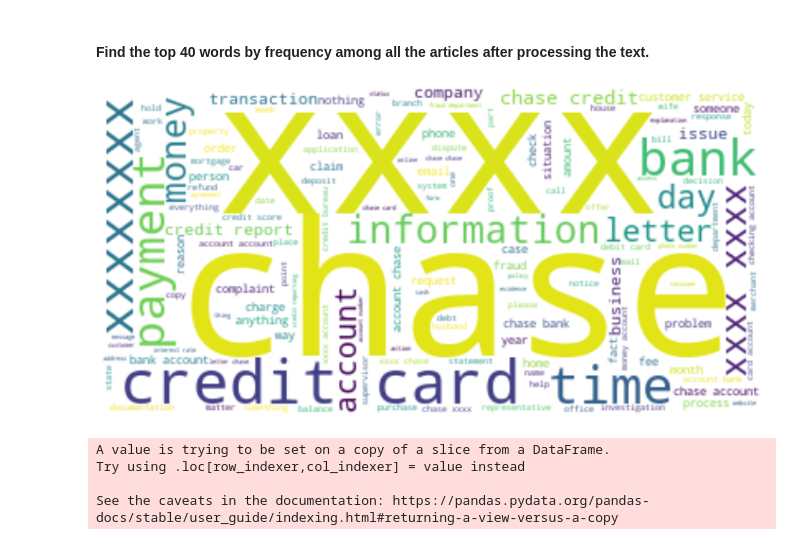
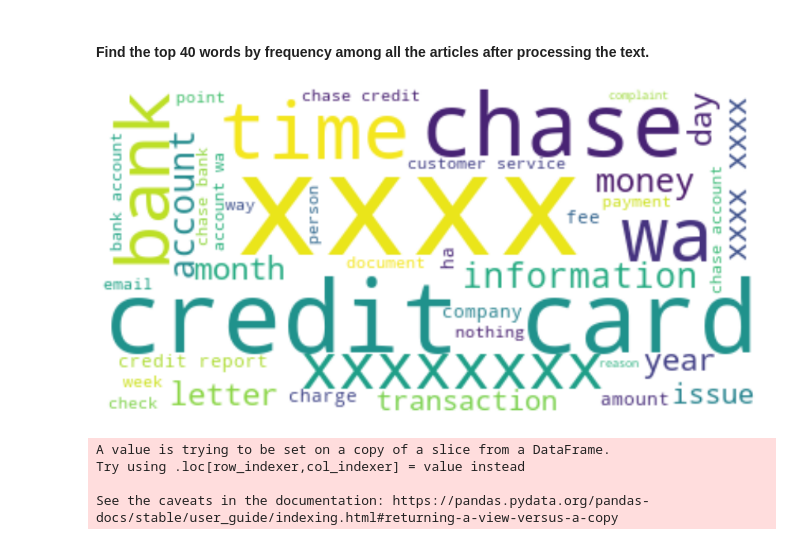
Before and after one commit to bengcheo/ticket_classification, a Jupyter notebook: Automatic_Ticket_Classification_Assignment.ipynb, the cells around one changed output. Saved outputs shown, nothing was run; the diff lists cells and outputs as text; code cells hidden in the pictures.

```diff
--- a/Automatic_Ticket_Classification_Assignment.ipynb
+++ b/Automatic_Ticket_Classification_Assignment.ipynb
@@ -155,10 +155,9 @@ Once you have done these cleaning operations you need to perform the following:
 # Write your function here to clean the text and remove all the unnecessary elements.
 def text_cleaner (text):
     text = text.lower() #make the text lowercase
-    text = re.sub(r'\([{^)}]*\)', '', text) #remove text in square brackets
+    text = re.sub(r'\[.*?\]', '', text) #remove text in square brackets
     text = ''.join(char for char in text if char not in string.punctuation) # remove punctuation
     text = ''.join(char for char in text if not char.isdigit()) #remove words containing numbers
     return text
 
 df['complaints_cleaned'] = df['complaints'].apply(lambda x: text_cleaner(x))
-df['complaints_cleaned']
@@ -179,8 +165,12 @@ Name: complaints_cleaned, Length: 21072, dtype: object
 #Write your function to Lemmatize the texts
 from nltk.stem import WordNetLemmatizer
 
-lemmatizer = WordNetLemmatizer()
-df['complaints_lemmatized'] = df['complaints_cleaned'].apply(lemmatizer.lemmatize)
+def text_lemma(text):
+    lemmatizer = WordNetLemmatizer()
+    tokenization = nltk.word_tokenize(text)
+    return ' '.join([lemmatizer.lemmatize(word) for word in tokenization])
+
+df['complaints_lemmatized'] = df['complaints_cleaned'].apply(text_lemma) #lemmatize the wrods
 # %%
 #Create a dataframe('df_clean') that will have only the complaints and the lemmatized complaints
 df_clean = df[['complaints', 'complaints_lemmatized']]
@@ -267,16 +252,16 @@ Name: complaint_POS_removed, Length: 21072, dtype: object
 # %%
 #Using a word cloud find the top 40 words by frequency among all the articles after processing the text
 from wordcloud import WordCloud
 
 text = " ".join(word for word in df_clean["complaint_POS_removed"])
 stopwords = set(nltk.corpus.stopwords.words('english'))
-wordcloud = WordCloud(stopwords=stopwords, background_color="white").generate(text)
+wordcloud = WordCloud(stopwords=stopwords, max_words=40, random_state = 0 ,background_color="white").generate(text)
 plt.figure( figsize=(15,10))
 plt.imshow(wordcloud, interpolation='bilinear')
 plt.axis("off")
 plt.show()
 # %% [output]
-[figure, old version]
+[figure, new version]
 # %%
 #Removing -PRON- from the text corpus
 df_clean['Complaint_clean'] = df_clean['complaint_POS_removed'].str.replace('-PRON-', '')
```
Also changed, not shown: parts of 11 cells of this notebook.
